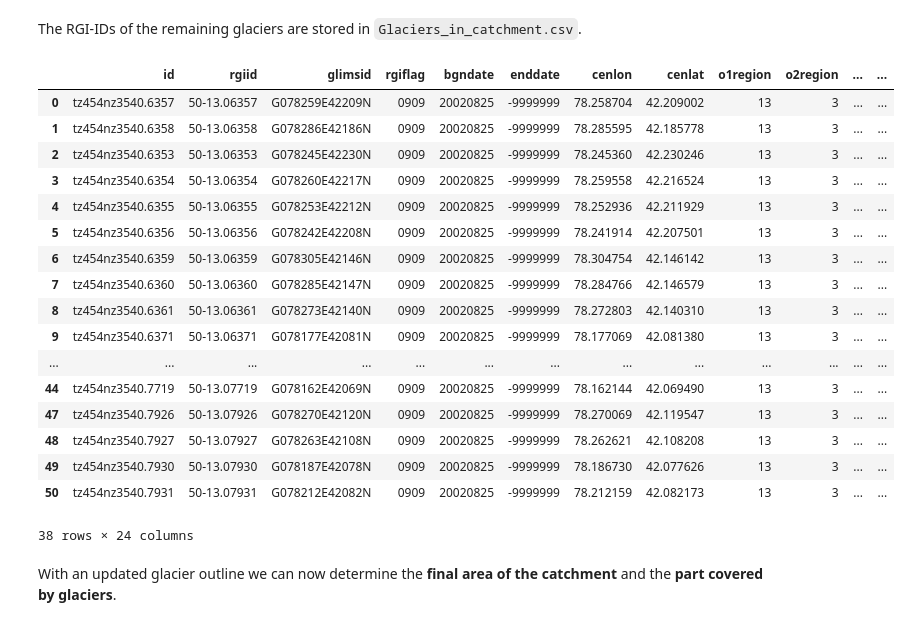
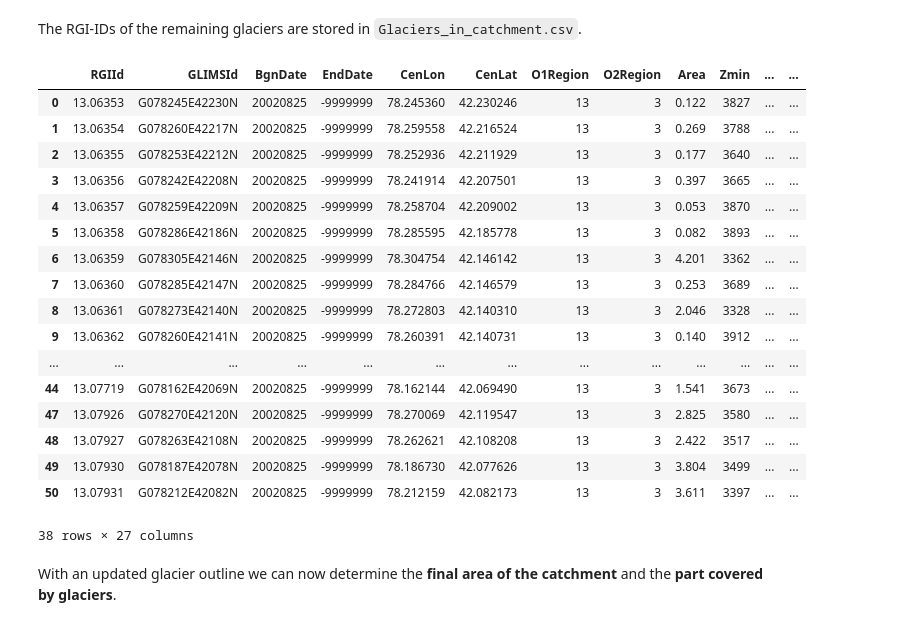
Before and after one commit to phiscu/matilda_edu, a Jupyter notebook: Notebook1_Catchment_delineation.ipynb, the cells around one changed output. Saved outputs shown, nothing was run; the diff lists cells and outputs as text; code cells hidden in the pictures.

```diff
--- a/Notebook1_Catchment_delineation.ipynb
+++ b/Notebook1_Catchment_delineation.ipynb
@@ -492,0 +491,15 @@ Loading shapefiles...
+# %%
+import glob
+import os
+
+region_str = f"{rgi_code}_rgi60_*.shp"
+search_pattern = os.path.join(output_folder, 'RGI', region_str)
+
+matching_files = glob.glob(search_pattern)
+
+if matching_files:
+    rgi_path = matching_files[0]
+    rgi = gpd.read_file(rgi_path)
+    print(f"Loaded: {rgi_path}")
+else:
+    print(f"Keine passende Shapefile gefunden für Region {rgi_code}")
@@ -501,7 +529,7 @@ gdf_joined['area_joined'] = gdf_joined.to_crs(crs).area
 gdf_joined['share_of_area'] = (gdf_joined['area_joined'] / gdf_joined['rgi_area'] * 100)
 
 results = (gdf_joined
-           .groupby(['rgiid', 'LABEL_1'])
+           .groupby(['RGIId', 'LABEL_1'])
            .agg({'share_of_area': 'sum'}))
 
 display(results.sort_values(['share_of_area'], ascending=False))
@@ -530,7 +558,7 @@ Now we can **filter** based on the percentage of shared area. After that the cat
 - **&#8805;50%** of the area are in the catchment &rarr; **include** and extend catchment area by full glacier outlines (if needed)
 - **<50%** of the area are in the catchment &rarr; **exclude** and reduce catchment area by glacier outlines (if needed)
 # %%
-rgi_catchment_merge = pd.merge(rgi_catchment, results, on="rgiid")
+rgi_catchment_merge = pd.merge(rgi_catchment, results, on="RGIId")
 rgi_in_catchment = rgi_catchment_merge.loc[rgi_catchment_merge['share_of_area'] >= 50]
 rgi_out_catchment = rgi_catchment_merge.loc[rgi_catchment_merge['share_of_area'] < 50]
 catchment_new = gpd.overlay(catchment, rgi_out_catchment, how='difference')
@@ -549,31 +577,31 @@ The RGI-IDs of the remaining glaciers are stored in `Glaciers_in_catchment.csv`.
 # %%
 from pathlib import Path
 
 Path(output_folder + 'RGI').mkdir(parents=True, exist_ok=True)
 
 glacier_ids = pd.DataFrame(rgi_in_catchment)
-glacier_ids['rgiid'] = glacier_ids['rgiid'].map(lambda x: str(x).lstrip('RGI60-'))
-glacier_ids.to_csv(output_folder + 'RGI/' + 'Glaciers_in_catchment.csv', columns=['rgiid', 'glimsid'], index=False)
+glacier_ids['RGIId'] = glacier_ids['RGIId'].map(lambda x: str(x).lstrip('RGI60-'))
+glacier_ids.to_csv(output_folder + 'RGI/' + 'Glaciers_in_catchment.csv', columns=['RGIId', 'GLIMSId'], index=False)
 display(glacier_ids)
 # %% [output]
-|  | id | rgiid | glimsid | rgiflag | bgndate | enddate | cenlon | cenlat | o1region | o2region | ... | ... |
-| 0 | tz454nz3540.6357 | 50-13.06357 | G078259E42209N | 0909 | 20020825 | -9999999 | 78.258704 | 42.209002 | 13 | 3 | ... | ... |
-| 1 | tz454nz3540.6358 | 50-13.06358 | G078286E42186N | 0909 | 20020825 | -9999999 | 78.285595 | 42.185778 | 13 | 3 | ... | ... |
-| 2 | tz454nz3540.6353 | 50-13.06353 | G078245E42230N | 0909 | 20020825 | -9999999 | 78.245360 | 42.230246 | 13 | 3 | ... | ... |
-| 3 | tz454nz3540.6354 | 50-13.06354 | G078260E42217N | 0909 | 20020825 | -9999999 | 78.259558 | 42.216524 | 13 | 3 | ... | ... |
-| 4 | tz454nz3540.6355 | 50-13.06355 | G078253E42212N | 0909 | 20020825 | -9999999 | 78.252936 | 42.211929 | 13 | 3 | ... | ... |
-| 5 | tz454nz3540.6356 | 50-13.06356 | G078242E42208N | 0909 | 20020825 | -9999999 | 78.241914 | 42.207501 | 13 | 3 | ... | ... |
-| 6 | tz454nz3540.6359 | 50-13.06359 | G078305E42146N | 0909 | 20020825 | -9999999 | 78.304754 | 42.146142 | 13 | 3 | ... | ... |
-| 7 | tz454nz3540.6360 | 50-13.06360 | G078285E42147N | 0909 | 20020825 | -9999999 | 78.284766 | 42.146579 | 13 | 3 | ... | ... |
-| 8 | tz454nz3540.6361 | 50-13.06361 | G078273E42140N | 0909 | 20020825 | -9999999 | 78.272803 | 42.140310 | 13 | 3 | ... | ... |
-| 9 | tz454nz3540.6371 | 50-13.06371 | G078177E42081N | 0909 | 20020825 | -9999999 | 78.177069 | 42.081380 | 13 | 3 | ... | ... |
+|  | RGIId | GLIMSId | BgnDate | EndDate | CenLon | CenLat | O1Region | O2Region | Area | Zmin | ... | ... |
+| 0 | 13.06353 | G078245E42230N | 20020825 | -9999999 | 78.245360 | 42.230246 | 13 | 3 | 0.122 | 3827 | ... | ... |
+| 1 | 13.06354 | G078260E42217N | 20020825 | -9999999 | 78.259558 | 42.216524 | 13 | 3 | 0.269 | 3788 | ... | ... |
+| 2 | 13.06355 | G078253E42212N | 20020825 | -9999999 | 78.252936 | 42.211929 | 13 | 3 | 0.177 | 3640 | ... | ... |
+| 3 | 13.06356 | G078242E42208N | 20020825 | -9999999 | 78.241914 | 42.207501 | 13 | 3 | 0.397 | 3665 | ... | ... |
+| 4 | 13.06357 | G078259E42209N | 20020825 | -9999999 | 78.258704 | 42.209002 | 13 | 3 | 0.053 | 3870 | ... | ... |
+| 5 | 13.06358 | G078286E42186N | 20020825 | -9999999 | 78.285595 | 42.185778 | 13 | 3 | 0.082 | 3893 | ... | ... |
+| 6 | 13.06359 | G078305E42146N | 20020825 | -9999999 | 78.304754 | 42.146142 | 13 | 3 | 4.201 | 3362 | ... | ... |
+| 7 | 13.06360 | G078285E42147N | 20020825 | -9999999 | 78.284766 | 42.146579 | 13 | 3 | 0.253 | 3689 | ... | ... |
+| 8 | 13.06361 | G078273E42140N | 20020825 | -9999999 | 78.272803 | 42.140310 | 13 | 3 | 2.046 | 3328 | ... | ... |
+| 9 | 13.06362 | G078260E42141N | 20020825 | -9999999 | 78.260391 | 42.140731 | 13 | 3 | 0.140 | 3912 | ... | ... |
 | ... | ... | ... | ... | ... | ... | ... | ... | ... | ... | ... | ... | ... |
-| 44 | tz454nz3540.7719 | 50-13.07719 | G078162E42069N | 0909 | 20020825 | -9999999 | 78.162144 | 42.069490 | 13 | 3 | ... | ... |
-| 47 | tz454nz3540.7926 | 50-13.07926 | G078270E42120N | 0909 | 20020825 | -9999999 | 78.270069 | 42.119547 | 13 | 3 | ... | ... |
-| 48 | tz454nz3540.7927 | 50-13.07927 | G078263E42108N | 0909 | 20020825 | -9999999 | 78.262621 | 42.108208 | 13 | 3 | ... | ... |
-| 49 | tz454nz3540.7930 | 50-13.07930 | G078187E42078N | 0909 | 20020825 | -9999999 | 78.186730 | 42.077626 | 13 | 3 | ... | ... |
-| 50 | tz454nz3540.7931 | 50-13.07931 | G078212E42082N | 0909 | 20020825 | -9999999 | 78.212159 | 42.082173 | 13 | 3 | ... | ... |
+| 44 | 13.07719 | G078162E42069N | 20020825 | -9999999 | 78.162144 | 42.069490 | 13 | 3 | 1.541 | 3673 | ... | ... |
+| 47 | 13.07926 | G078270E42120N | 20020825 | -9999999 | 78.270069 | 42.119547 | 13 | 3 | 2.825 | 3580 | ... | ... |
+| 48 | 13.07927 | G078263E42108N | 20020825 | -9999999 | 78.262621 | 42.108208 | 13 | 3 | 2.422 | 3517 | ... | ... |
+| 49 | 13.07930 | G078187E42078N | 20020825 | -9999999 | 78.186730 | 42.077626 | 13 | 3 | 3.804 | 3499 | ... | ... |
+| 50 | 13.07931 | G078212E42082N | 20020825 | -9999999 | 78.212159 | 42.082173 | 13 | 3 | 3.611 | 3397 | ... | ... |
-38 rows × 24 columns
+38 rows × 27 columns
 # %% [markdown]
 With an updated glacier outline we can now determine the **final area of the catchment** and the **part covered by glaciers**.
 # %%
```
Also changed, not shown: parts of 21 cells of this notebook.
